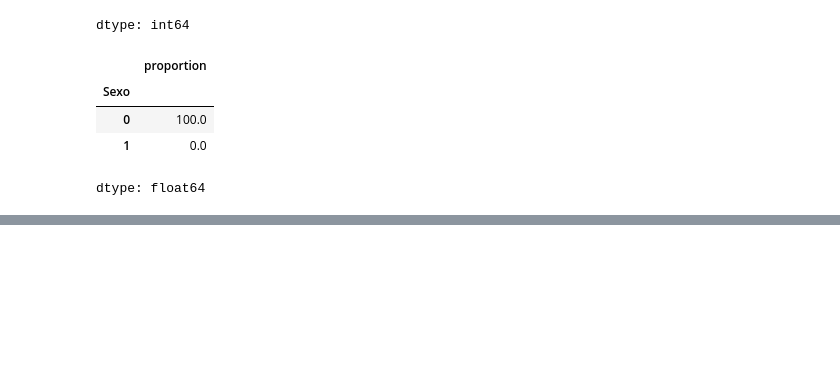
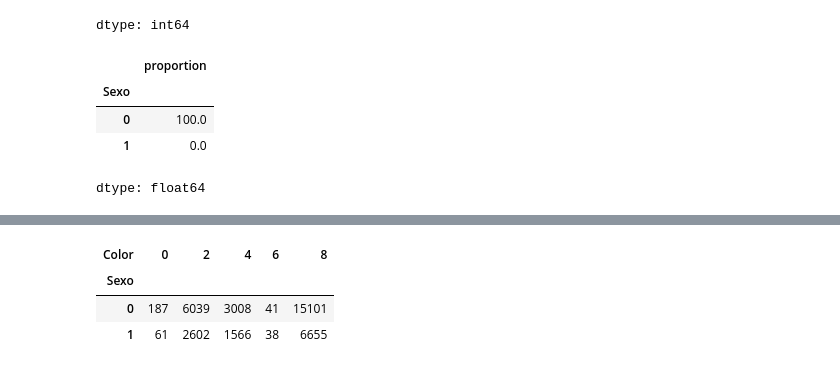
Before and after one commit to RuthJimenez309/_Python_Estadastica_, a Jupyter notebook: _Python_Estadastica.ipynb, the cells around one changed output, grey strips where cells are left out. Drawn from its saved outputs; the diff is of its cells as text; code cells hidden in the pictures; blank space fills up the shorter version.

```diff
--- a/_Python_Estadastica.ipynb
+++ b/_Python_Estadastica.ipynb
@@ -119,0 +174,8 @@ dtype: float64
+# %%
+pd.crosstab(datos.Sexo,
+            datos.Color)
+# %% [output]
+| Color | 0 | 2 | 4 | 6 | 8 |
+| Sexo |  |  |  |  |  |
+| 0 | 187 | 6039 | 3008 | 41 | 15101 |
+| 1 | 61 | 2602 | 1566 | 38 | 6655 |
```
Also changed, not shown: parts of 32 cells of this notebook.
